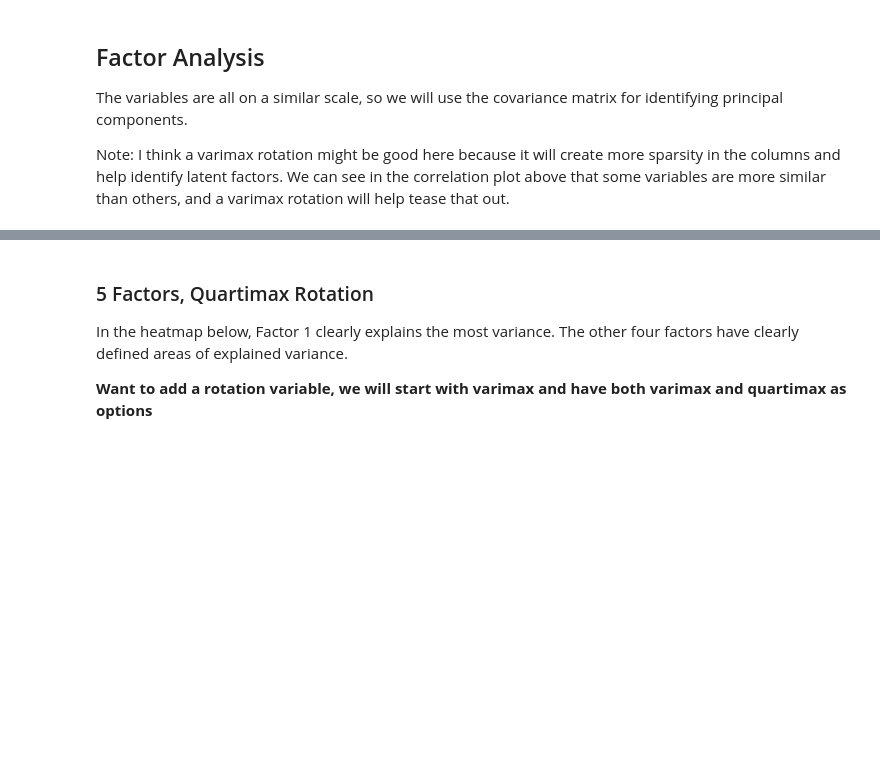
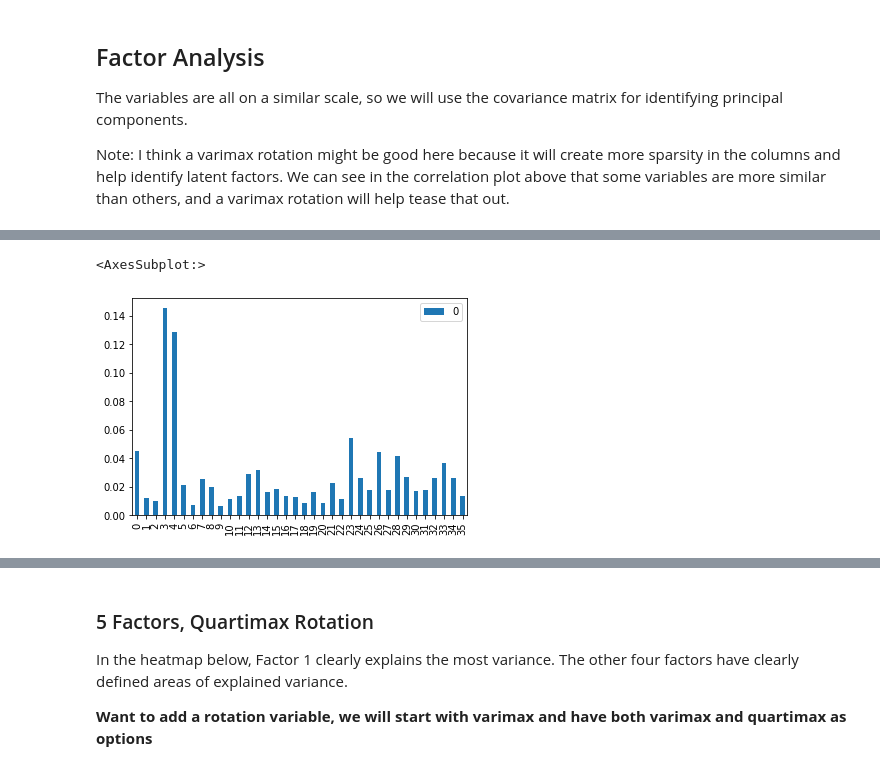
Before and after one commit to EricPostMaster/market-research-cluster-analysis, a Jupyter notebook: kmeans.ipynb, the cells around one changed output, grey strips where cells are left out. Saved outputs shown, nothing was run; the diff lists cells and outputs as text; code cells hidden in the pictures; blank space fills up the shorter version.

Commit message:
Big Update: Clustering and Classifiers
Added k-means, k-medoids, random forest, and gradient boosting

```diff
--- a/kmeans.ipynb
+++ b/kmeans.ipynb
@@ -96,0 +169,17 @@ scoring with silhouette
+# %%
+alg = 'random_forest'
+
+# Create the Random Forest object
+clf = RandomForestClassifier(random_state=0)
+
+# Fit the model to the training data
+clf.fit(X,y)
+
+# Score model
+print(clf.score(X_test,y_test))
+
+results = []
+results.append(alg)
+results.append(clf.score(X_test,y_test))
+
+clf_scores.append(results)
@@ -96,0 +190,17 @@ scoring with silhouette
+# %%
+alg = 'gradient_boosting'
+
+# Create the Random Forest object
+clf = GradientBoostingClassifier(random_state=0)
+
+# Fit the model to the training data
+clf.fit(X,y)
+
+# Score model
+print(clf.score(X_test,y_test))
+
+results = []
+results.append(alg)
+results.append(clf.score(X_test,y_test))
+
+clf_scores.append(results)
@@ -96,0 +225,7 @@ scoring with silhouette
+# %%
+importance = pd.DataFrame(clf.feature_importances_)
+# %%
+importance.plot(kind='bar')
+# %% [output]
+<AxesSubplot:>
+[figure, added]
```
Also changed, not shown: parts of 19 cells of this notebook.
